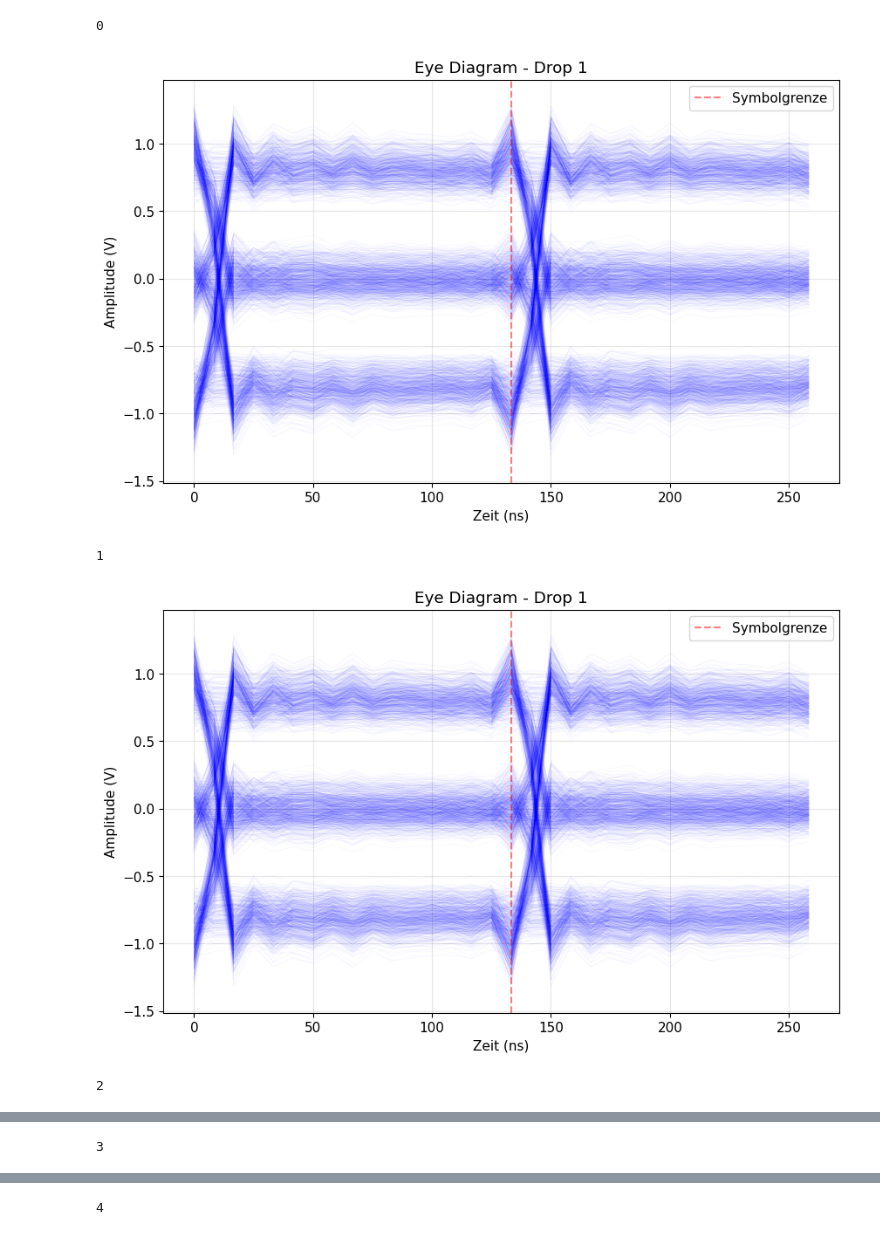
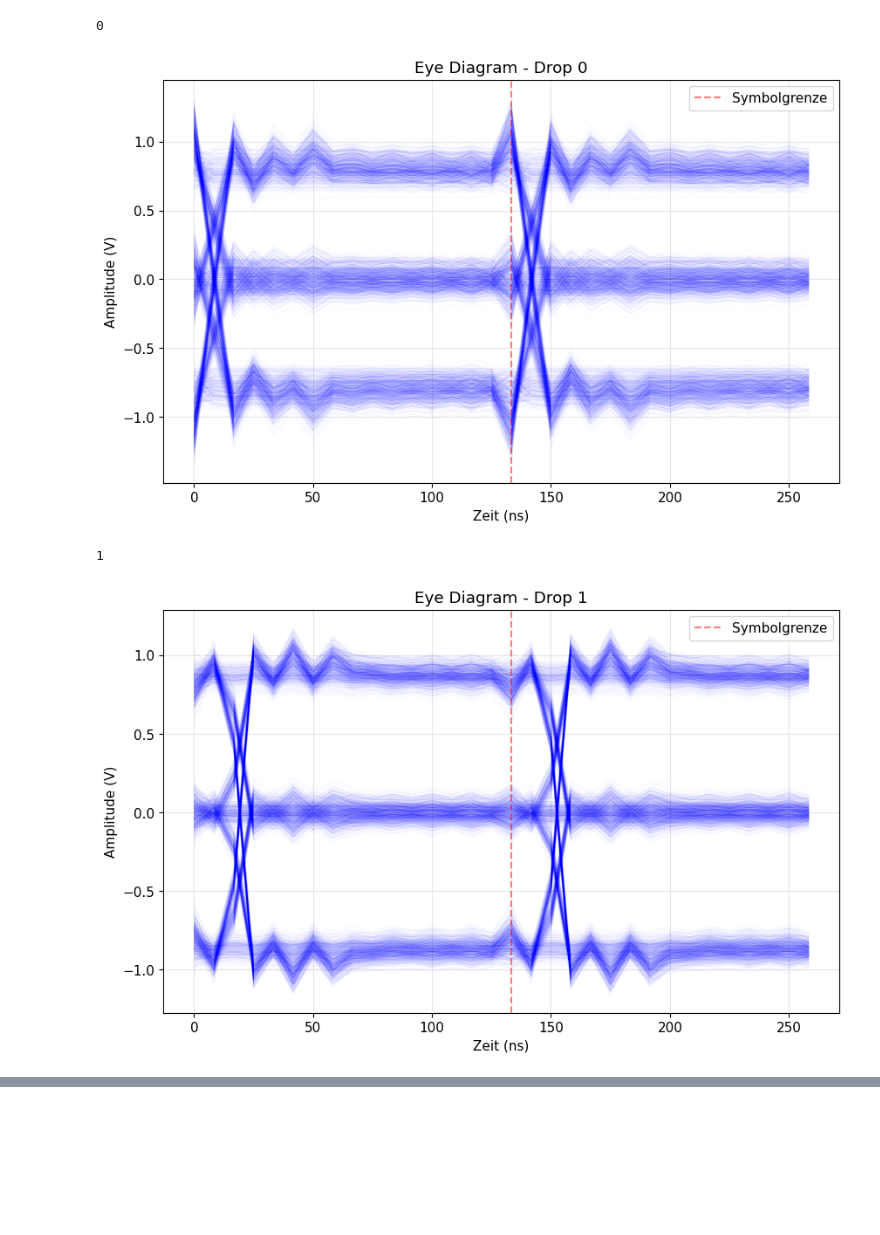
Before and after one commit to m4rin3r0/SPMD-reflexion-sim, a Jupyter notebook: notebooks/analysis.ipynb, the cells around one changed output, grey strips where cells are left out. Drawn from its saved outputs; the diff is of its cells as text; code cells hidden in the pictures; blank space fills up the shorter version.

```diff
--- a/notebooks/analysis.ipynb
+++ b/notebooks/analysis.ipynb
@@ -27,8 +27,8 @@ results, tx_phy_voltage, rx_phy_voltages = run(CONFIG_PATH)
 freqs_hz  = results.frequency_hz
 freqs_mhz = freqs_hz / 1e6
 
-n_rx = results.rx_to_tx_db.shape[1]
-n_drops = results.il_tci_db.shape[1]
+n_rx: int = results.rx_to_tx_db.shape[1]
+n_drops: int = results.il_tci_db.shape[1]
 
 print(f"Frequenzbereich: {freqs_mhz[0]:.2f} – {freqs_mhz[-1]:.2f} MHz")
 print(f"Anzahl Drops gesamt: {n_drops}")
@@ -219,18 +212,17 @@ KONFORMITÄTS-ZUSAMMENFASSUNG
 # %%
 from spmd_reflection.postprocess.eye import compute_eye_diagram, plot_eye_diagram
 
-for rx_idx in range(0,n_rx):
+for rx_idx in range(n_rx):
     print(rx_idx)
     eye = compute_eye_diagram(
         tx_voltage=tx_phy_voltage,
-        rx_voltage=rx_phy_voltages[:, 0],
+        rx_voltage=rx_phy_voltages[:, rx_idx],
         frequency_hz=results.frequency_hz)
 
     fig = plot_eye_diagram(eye, title=f"Eye Diagram - Drop {rx_idx}")
     plt.show()
 # %% [output]
 0
-[figure, old version]
+[figure, new version]
 1
-[figure, old version]
+[figure, new version]
-2
@@ -238 +228,0 @@ for rx_idx in range(0,n_rx):
-3
@@ -240 +228,0 @@ for rx_idx in range(0,n_rx):
-4
```
Also changed, not shown: parts of 9 cells of this notebook, 2 other files.
